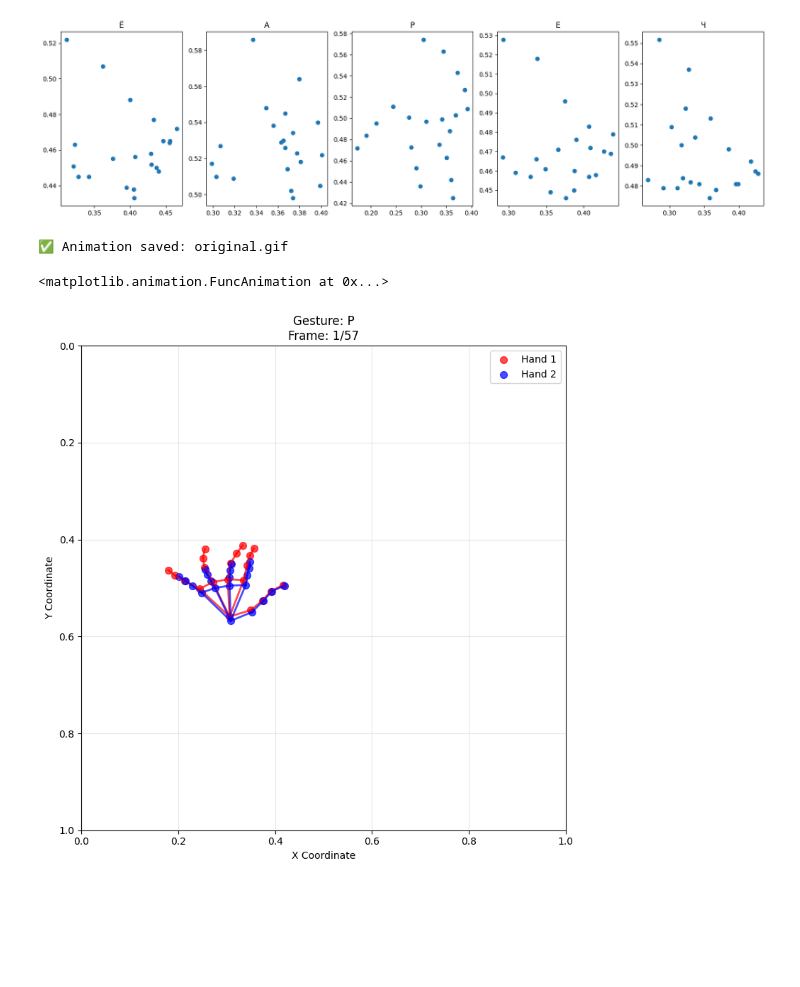
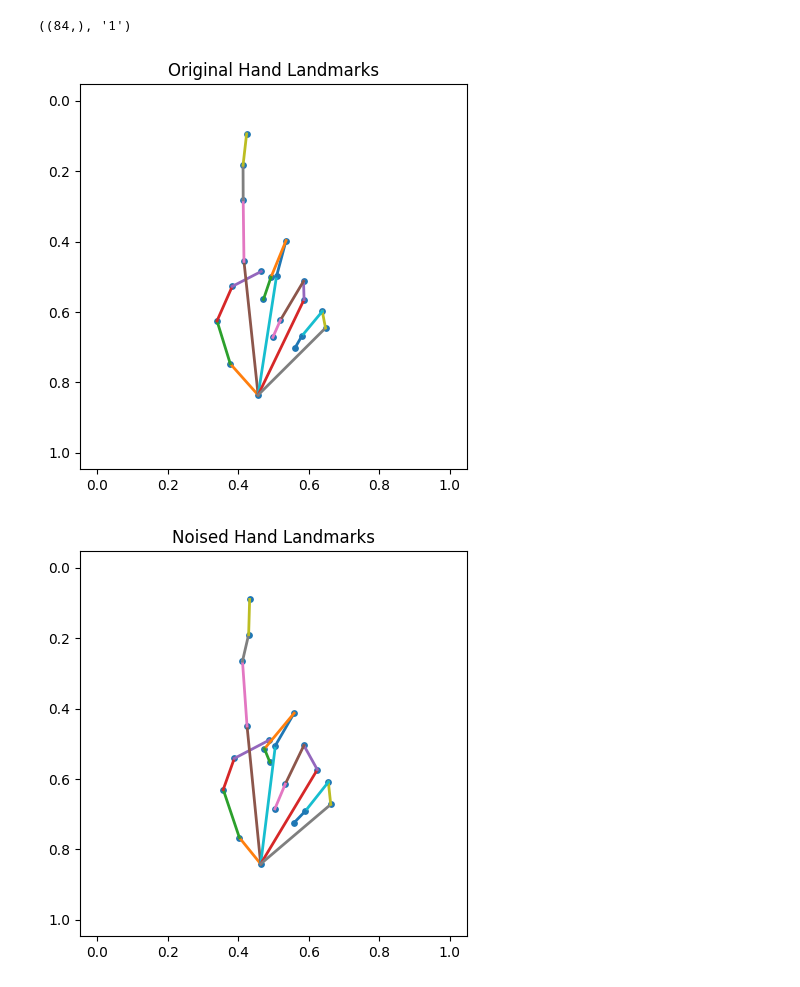
Before and after one commit to LowIQCoder/gesture_translate, a Jupyter notebook: data/preview/test.ipynb, the cells around one changed output. Saved outputs shown, nothing was run; the diff lists cells and outputs as text; code cells hidden in the pictures; blank space fills up the shorter version.

```diff
--- a/data/preview/test.ipynb
+++ b/data/preview/test.ipynb
@@ -30,16 +68,9 @@ y = test_set['features'].loc[0][0][42:]
 # %%
-fig, axes = plt.subplots(1, 5)
-fig.set_size_inches(20, 5)
-
-frame = 20
-
-for gesture_idx in range(5):
-    x = test_set['features'].loc[gesture_idx][frame][:21]
-    y = test_set['features'].loc[gesture_idx][frame][21:42]
-    axes[gesture_idx].scatter(x, y)
-    axes[gesture_idx].set_title(lab2text.loc[test_set['label'].loc[gesture_idx]]['0'])
+features = test_set['features'].loc[0]
+label = test_set['label'].loc[0]
+features.shape, lab2text[label]
 # %% [output]
-[figure, removed]
+((84,), '1')
 # %%
 import ijson
 import numpy as np
@@ -151,6 +125,14 @@ def animate_test_data_single(test_set, gesture_idx, lab2text, save_path=None):
-# %%
-animate_test_data_single(test_set, 2, lab2text, save_path="original.gif")
-# %% [output]
-✅ Animation saved: original.gif
-<matplotlib.animation.FuncAnimation at 0x...>
-[figure, removed]
+# %%
+noised = add_noise(features, mean=0.01, std=0.015)
+translated = random_translate(features)
+scaled = random_scale(features)
+rotated = random_rotate(features, max_angle_deg=15)
+
+draw_landmarks_from_features(features)
+draw_landmarks_from_features(noised, "Noised")
+draw_landmarks_from_features(translated, "Translated")
+draw_landmarks_from_features(scaled, "Scaled")
+draw_landmarks_from_features(rotated, "Rotated")
+# %% [output]
+[figure, added]
+[figure, added]
```
Also changed, not shown: parts of 6 cells of this notebook, 19 other files.
